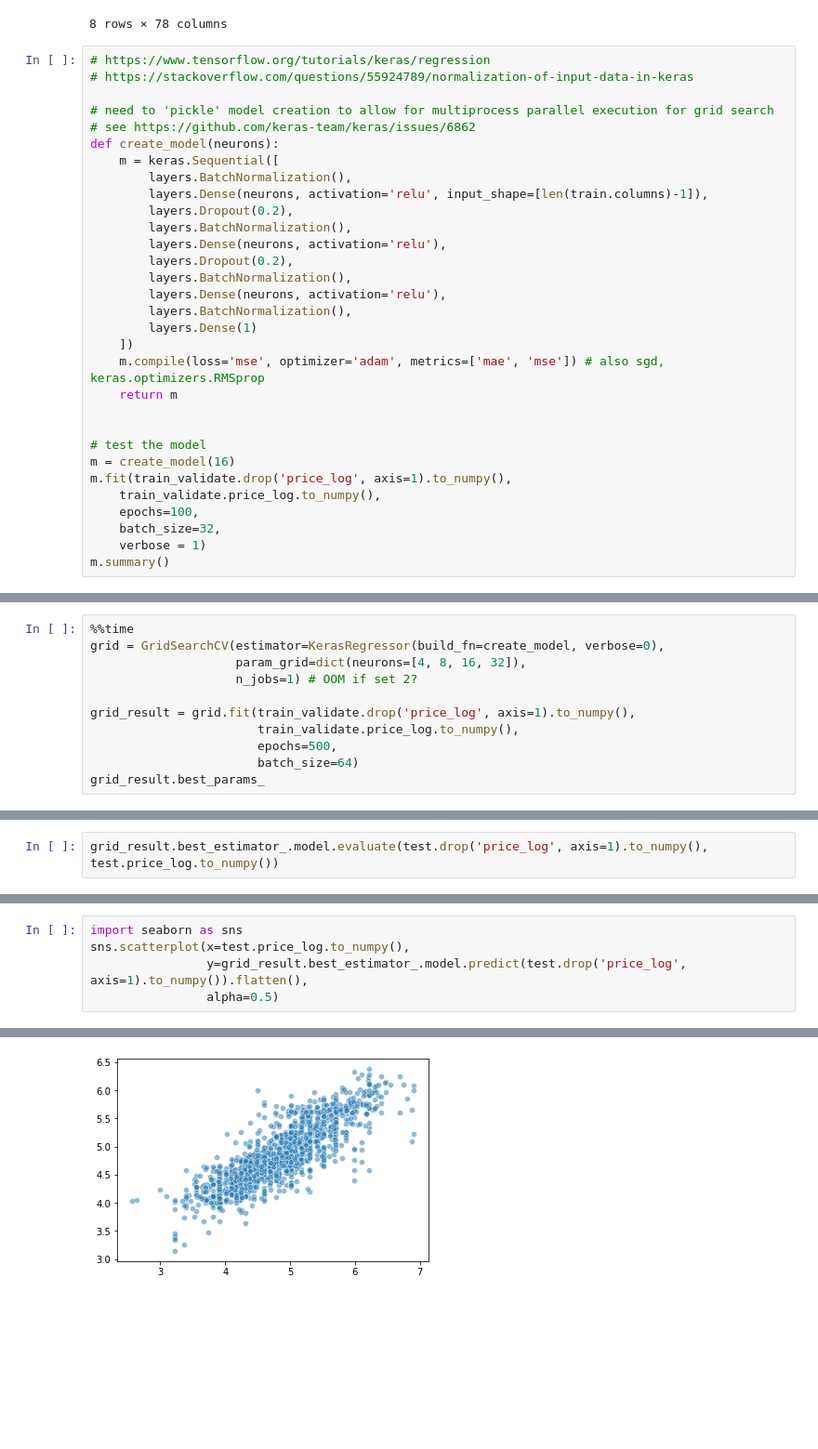
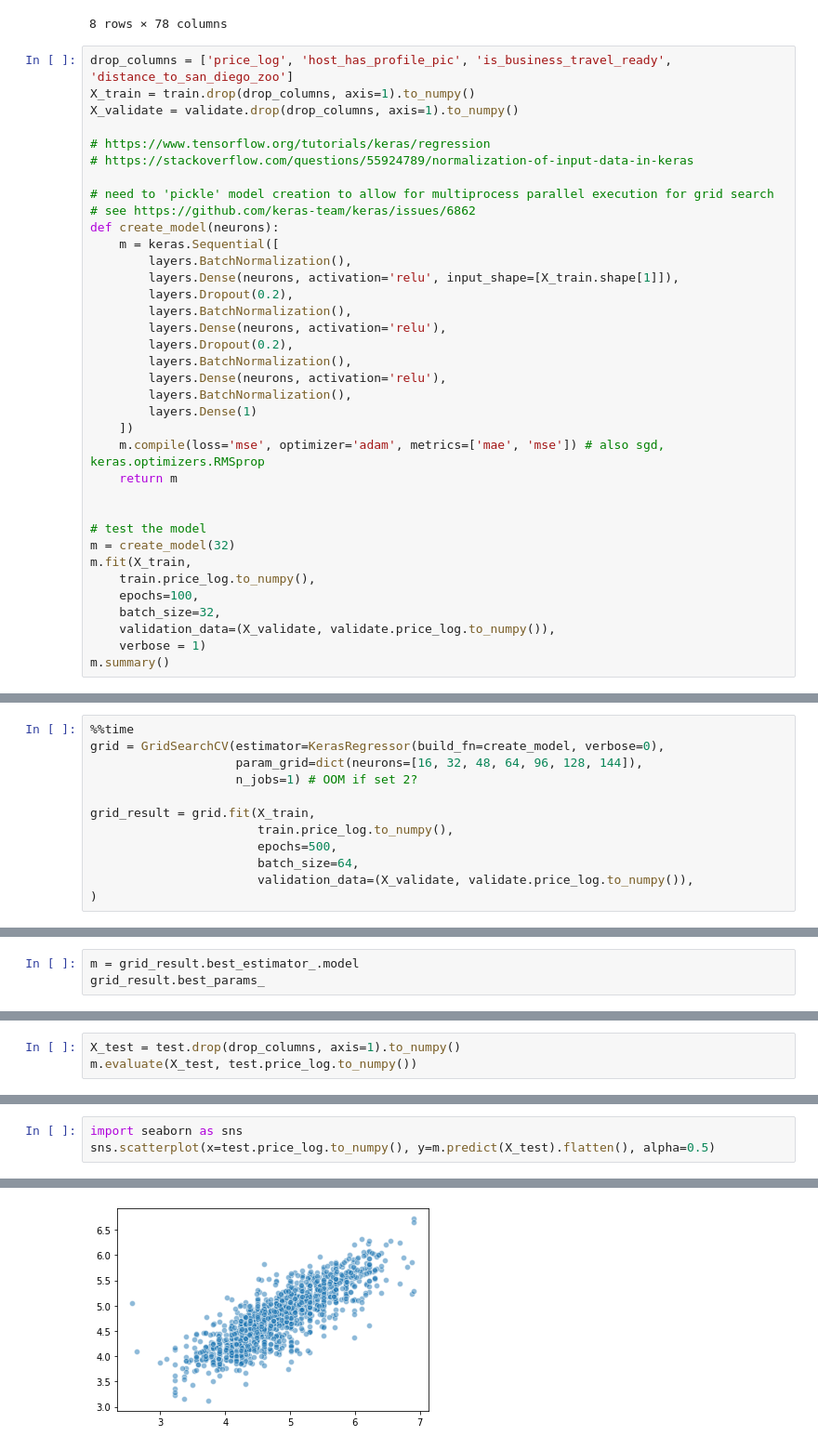
Before and after one commit to YuxinZhang9615/Airbnb-Data-Analysis, a Jupyter notebook: 3-model_mike_dnn.ipynb, the cells around one changed output, grey strips where cells are left out. Shown at 93% size. Cells and saved outputs as stored; diff of their text form; blank space fills up the shorter version.

Commit message:
re-run DNN with search over more neurons values

```diff
--- a/3-model_mike_dnn.ipynb
+++ b/3-model_mike_dnn.ipynb
@@ -25,6 +25,10 @@ train_validate.describe()
 | max | 1.000000 | 9.636534 | 1.000000 | 1.000000 | 2.052595 | ... |
 8 rows × 78 columns
 # %%
+drop_columns = ['price_log', 'host_has_profile_pic', 'is_business_travel_ready', 'distance_to_san_diego_zoo']
+X_train = train.drop(drop_columns, axis=1).to_numpy()
+X_validate = validate.drop(drop_columns, axis=1).to_numpy()
+
 # https://www.tensorflow.org/tutorials/keras/regression
 # https://stackoverflow.com/questions/55924789/normalization-of-input-data-in-keras
 
@@ -33,7 +37,7 @@ train_validate.describe()
 def create_model(neurons):
     m = keras.Sequential([
         layers.BatchNormalization(),
-        layers.Dense(neurons, activation='relu', input_shape=[len(train.columns)-1]),
+        layers.Dense(neurons, activation='relu', input_shape=[X_train.shape[1]]),
         layers.Dropout(0.2),
         layers.BatchNormalization(),
         layers.Dense(neurons, activation='relu'),
@@ -48,11 +52,12 @@ def create_model(neurons):
 
 
 # test the model
-m = create_model(16)
-m.fit(train_validate.drop('price_log', axis=1).to_numpy(),
-    train_validate.price_log.to_numpy(),
+m = create_model(32)
+m.fit(X_train,
+    train.price_log.to_numpy(),
     epochs=100,
     batch_size=32,
+    validation_data=(X_validate, validate.price_log.to_numpy()),
     verbose = 1)
 m.summary()
 # %% [output]
@@ -76,12 +81,13 @@ _________________________________________________________________
 # %%
 %%time
 grid = GridSearchCV(estimator=KerasRegressor(build_fn=create_model, verbose=0),
-                    param_grid=dict(neurons=[4, 8, 16, 32]),
+                    param_grid=dict(neurons=[16, 32, 48, 64, 96, 128, 144]),
                     n_jobs=1) # OOM if set 2?
 
-grid_result = grid.fit(train_validate.drop('price_log', axis=1).to_numpy(),
-                       train_validate.price_log.to_numpy(),
+grid_result = grid.fit(X_train,
+                       train.price_log.to_numpy(),
                        epochs=500,
-                       batch_size=64)
-grid_result.best_params_
+                       batch_size=64,
+                       validation_data=(X_validate, validate.price_log.to_numpy()),
+)
 # %% [output]
@@ -88,0 +96,3 @@ grid_result.best_params_
+# %%
+m = grid_result.best_estimator_.model
+grid_result.best_params_
@@ -89,3 +101,4 @@ grid_result.best_params_
 # %%
-grid_result.best_estimator_.model.evaluate(test.drop('price_log', axis=1).to_numpy(), test.price_log.to_numpy())
+X_test = test.drop(drop_columns, axis=1).to_numpy()
+m.evaluate(X_test, test.price_log.to_numpy())
 # %% [output]
@@ -94,8 +107,6 @@ grid_result.best_estimator_.model.evaluate(test.drop('price_log', axis=1).to_num
 # %%
 import seaborn as sns
-sns.scatterplot(x=test.price_log.to_numpy(),
-                y=grid_result.best_estimator_.model.predict(test.drop('price_log', axis=1).to_numpy()).flatten(),
-                alpha=0.5)
+sns.scatterplot(x=test.price_log.to_numpy(), y=m.predict(X_test).flatten(), alpha=0.5)
 # %% [output]
 <matplotlib.axes._subplots.AxesSubplot at 0x...>
-[figure, old version]
+[figure, new version]
```
Also changed, not shown: parts of 5 cells of this notebook.
